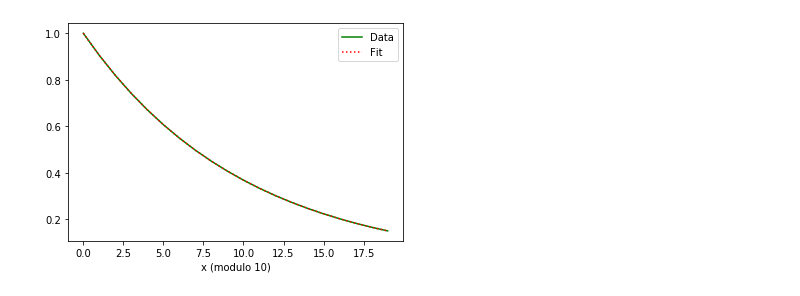
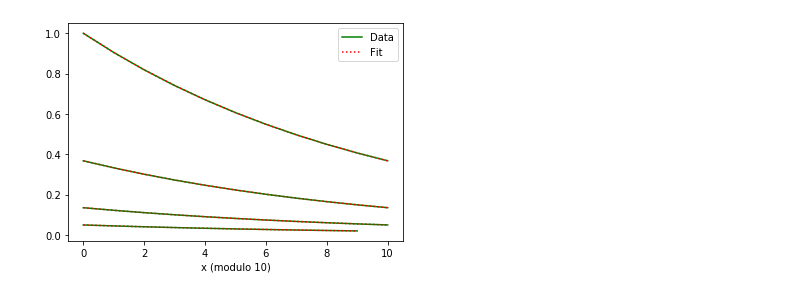
Before and after one commit to glukicov/EDMTracking, a Jupyter notebook: Test_exp.ipynb, the cells around one changed output. Cells and saved outputs as stored; diff of their text form; code cells hidden in the pictures.

```diff
--- a/Test_exp.ipynb
+++ b/Test_exp.ipynb
@@ -1,23 +1,41 @@
 # %%
+import sys
 import numpy as np
 from scipy import optimize
 import matplotlib.pyplot as plt
 
 #generate points
-x=np.arange(20)
+x=np.arange(40)
 y=np.exp(-x/10)
 
 #fit to data
 def fit_func(x, t):
     return np.exp(-x/t)
 par, pcov = optimize.curve_fit(f=fit_func, xdata=x, ydata=y)
 
-#plot data and fit function
+
+
+#set initial the rolling minimum and section count
+x_min=x.min()
+x_max=x.max()
+x_mod = 10 # folding factor
+left=x_min
+i_section = 0
+
+
 fig, ax = plt.subplots()
-ax.plot(x,y, c='g', label="Data");
-ax.plot(x,fit_func(x, par), c='r', linestyle=":", label="Fit");
+#loop over of the modulo folds
+while left < x_max:
+    right=left + x_mod
+    mod_filter = (x >= left) & (x<= right) # boolean mask
+    # plot for that section and label only the 1st
+    ax.plot(x[mod_filter]-left, y[mod_filter], c='g', label="Data" if i_section==0 else '');
+    ax.plot(x[mod_filter]-left, fit_func(x[mod_filter], par), c='r', linestyle=":", label="Fit" if i_section==0 else '');
+    left=right # get the next fold
+    i_section += 1
+
 ax.set_xlabel("x (modulo 10)")
 ax.legend()
 plt.savefig("fig/mod.png", dpi=300)
 # %% [output]
-[figure, old version]
+[figure, new version]
```
Also changed, not shown: 1 other file.
